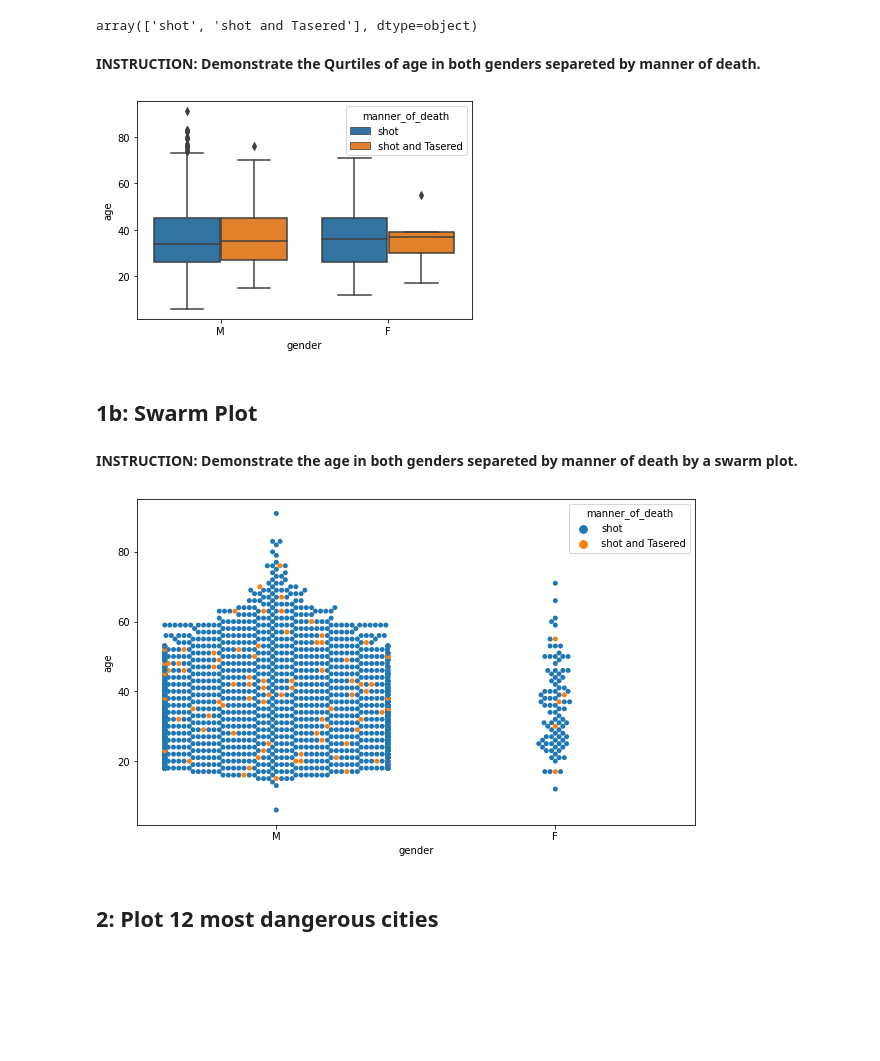
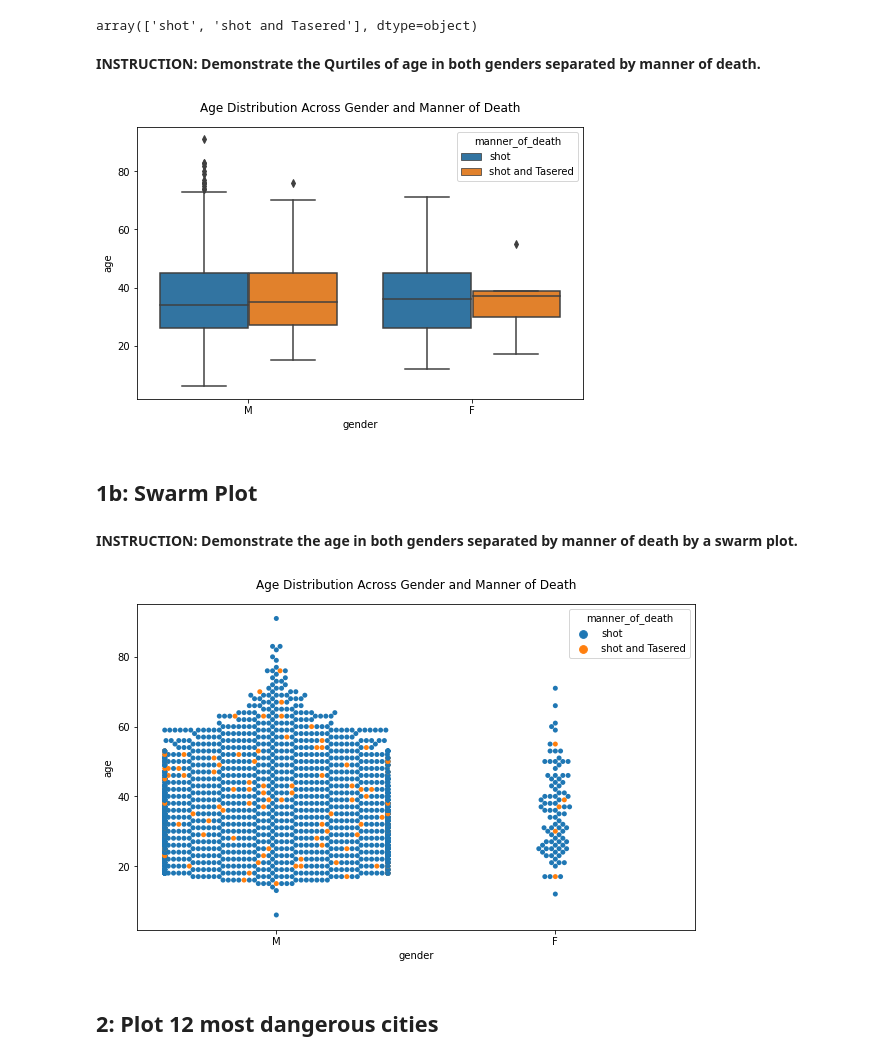
Before and after one commit to adsum-ss/Projects-DataAnalysisWithPython, a Jupyter notebook: Police Killing-USA/DVwPY_PoliceKilling_US2.ipynb, the cells around one changed output. Drawn from its saved outputs; the diff is of its cells as text; code cells hidden in the pictures; blank space fills up the shorter version.

```diff
--- a/Police Killing-USA/DVwPY_PoliceKilling_US2.ipynb
+++ b/Police Killing-USA/DVwPY_PoliceKilling_US2.ipynb
@@ -23,7 +28,7 @@ read data
 
 if didn't work you can use this parameters: encoding="windows-1252"
 # %%
-kill = pd.read_csv('Data/PoliceKillingsUS.csv', encoding="windows-1252")
+kill = pd.read_csv('PoliceKillingsUS.csv', encoding="windows-1252")
 # %%
 kill.head()
 # %% [output]
@@ -59,24 +70,30 @@ kill['manner_of_death'].unique()
 # %% [output]
 array(['shot', 'shot and Tasered'], dtype=object)
 # %% [markdown]
-**INSTRUCTION: Demonstrate the Qurtiles of age in both genders separeted by manner of death.**
+**INSTRUCTION: Demonstrate the Qurtiles of age in both genders separated by manner of death.**
 # %%
 # with seaborn
 
-sns.boxplot(x='gender', y='age', data=kill, hue='manner_of_death');
+plt.figure(figsize=(8, 5))
+
+sns.boxplot(x='gender', y='age', data=kill, hue='manner_of_death')
+
+plt.title('Age Distribution Across Gender and Manner of Death', pad=15);
 # %% [output]
-[figure, old version]
+[figure, new version]
 # %% [markdown]
 ## 1b: Swarm Plot
 # %% [markdown]
-**INSTRUCTION: Demonstrate the age in both genders separeted by manner of death by a swarm plot.**
+**INSTRUCTION: Demonstrate the age in both genders separated by manner of death by a swarm plot.**
 # %%
 # with seaborn
 
 plt.figure(figsize=(10,6))
-sns.swarmplot(x='gender', y='age', data=kill, hue='manner_of_death');
+sns.swarmplot(x='gender', y='age', data=kill, hue='manner_of_death')
+
+plt.title('Age Distribution Across Gender and Manner of Death', pad=15);
 # %% [output]
-[figure, old version]
+[figure, new version]
 # %% [markdown]
 ## 2: Plot 12 most dangerous cities
 # %%
```
Also changed, not shown: parts of 16 cells of this notebook.
